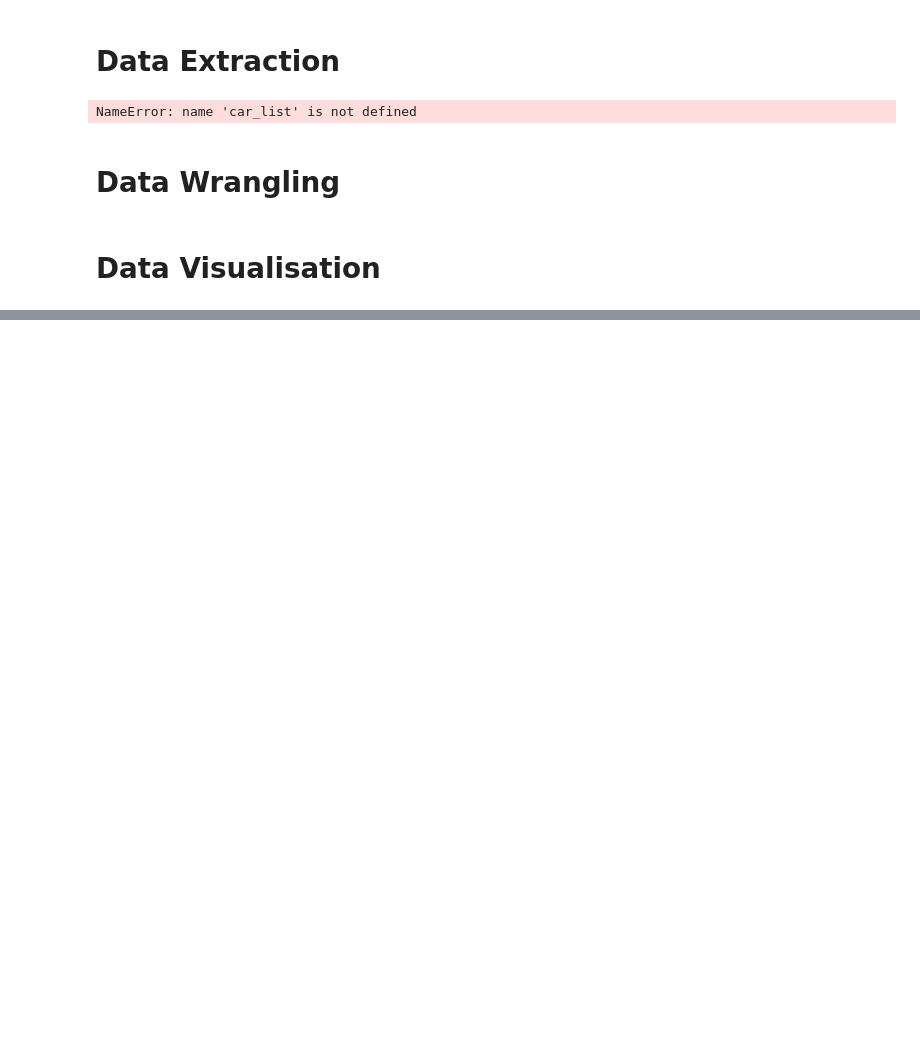
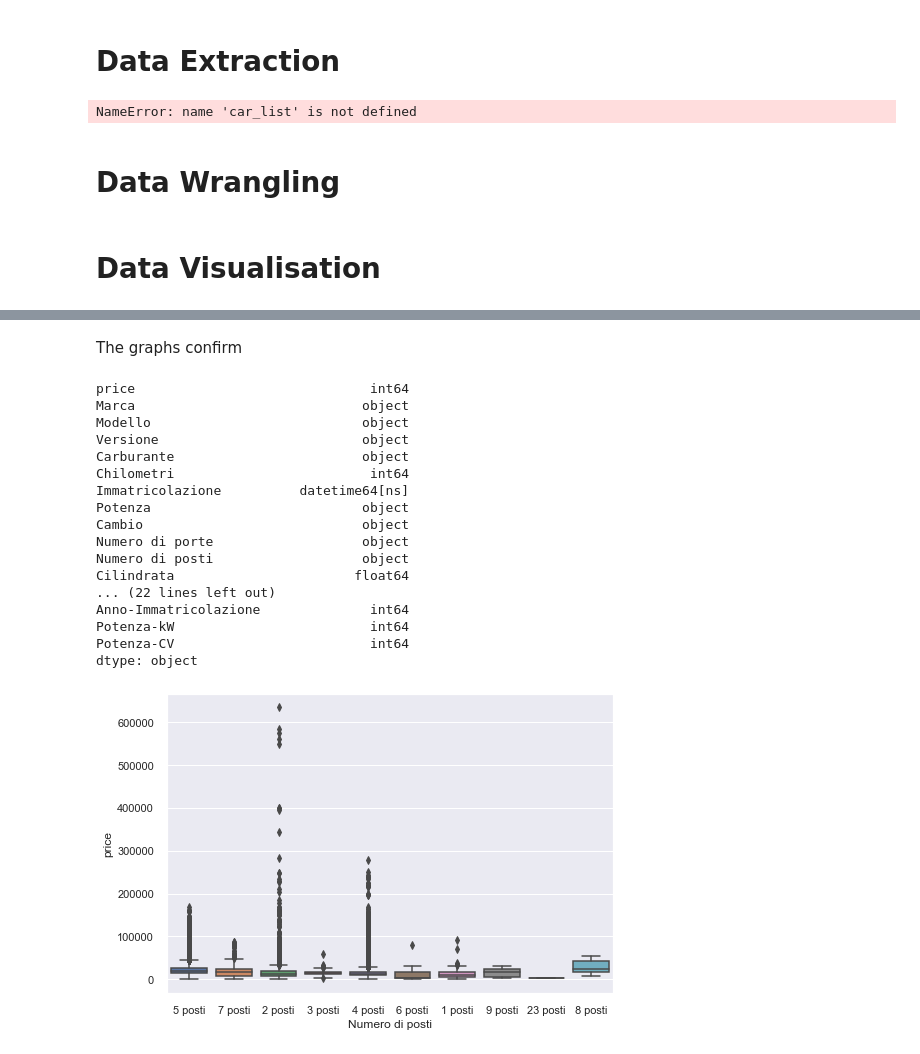
Before and after one commit to andreolidavide/car-culator, a Jupyter notebook: Car-culator.ipynb, the cells around one changed output, grey strips where cells are left out. Saved outputs shown, nothing was run; the diff lists cells and outputs as text; code cells hidden in the pictures; blank space fills up the shorter version.

```diff
--- a/Car-culator.ipynb
+++ b/Car-culator.ipynb
@@ -215,0 +225,24 @@ brand_boxplot_ax.set_xticklabels(brand_boxplot_ax.get_xticklabels(), rotation=45
+# %% [markdown]
+The graphs confirm
+# %%
+sns.boxplot(data=df, x='Numero di posti', y='price')
+df.dtypes
+# %% [output]
+price                              int64
+Marca                             object
+Modello                           object
+Versione                          object
+Carburante                        object
+Chilometri                         int64
+Immatricolazione          datetime64[ns]
+Potenza                           object
+Cambio                            object
+Numero di porte                   object
+Numero di posti                   object
+Cilindrata                       float64
+... (22 lines left out)
+Anno-Immatricolazione              int64
+Potenza-kW                         int64
+Potenza-CV                         int64
+dtype: object
+[figure, added]
```
Also changed, not shown: parts of 6 cells of this notebook.
